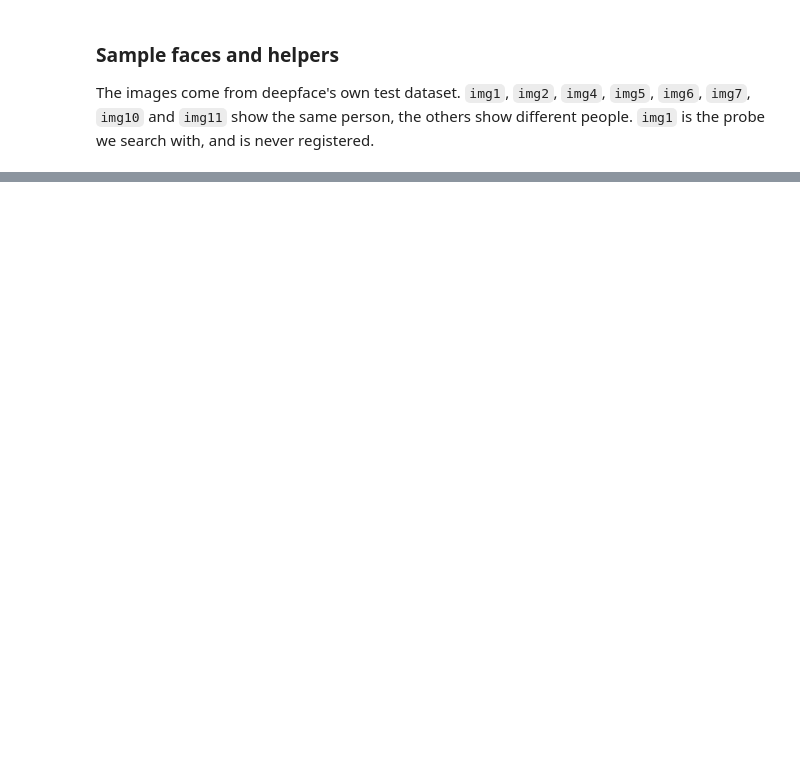
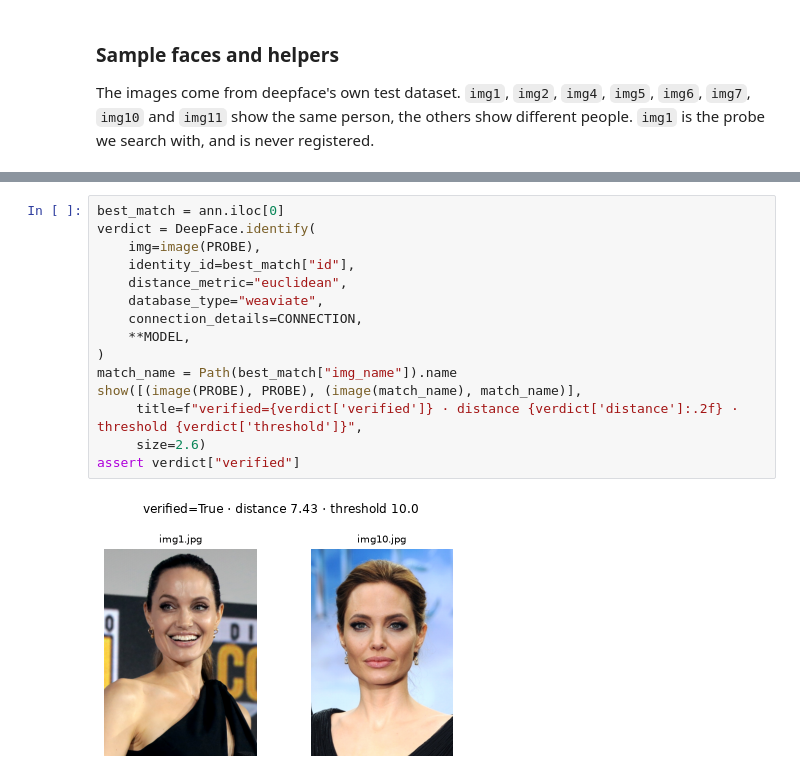
Before and after one commit to weaviate/recipes, a Jupyter notebook: integrations/data-platforms/deepface/deepface_with_weaviate.ipynb, the cells around one changed output, grey strips where cells are left out. Drawn from its saved outputs; the diff is of its cells as text; blank space fills up the shorter version.

```diff
--- a/integrations/data-platforms/deepface/deepface_with_weaviate.ipynb
+++ b/integrations/data-platforms/deepface/deepface_with_weaviate.ipynb
@@ -390,0 +238,17 @@ Stop Weaviate and delete its data with `docker compose down -v`.
+# %%
+best_match = ann.iloc[0]
+verdict = DeepFace.identify(
+    img=image(PROBE),
+    identity_id=best_match["id"],
+    distance_metric="euclidean",
+    database_type="weaviate",
+    connection_details=CONNECTION,
+    **MODEL,
+)
+match_name = Path(best_match["img_name"]).name
+show([(image(PROBE), PROBE), (image(match_name), match_name)],
+     title=f"verified={verdict['verified']} · distance {verdict['distance']:.2f} · threshold {verdict['threshold']}",
+     size=2.6)
+assert verdict["verified"]
+# %% [output]
+[figure, added]
```
Also changed, not shown: parts of 53 cells of this notebook, 2 other files.
